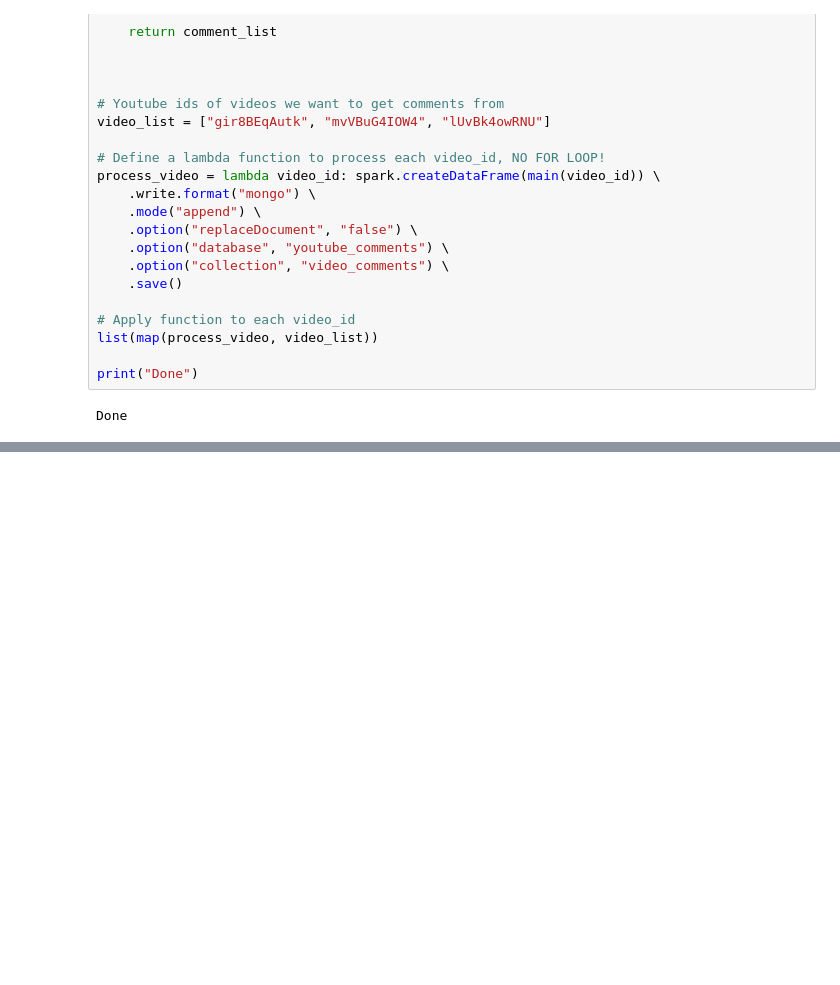
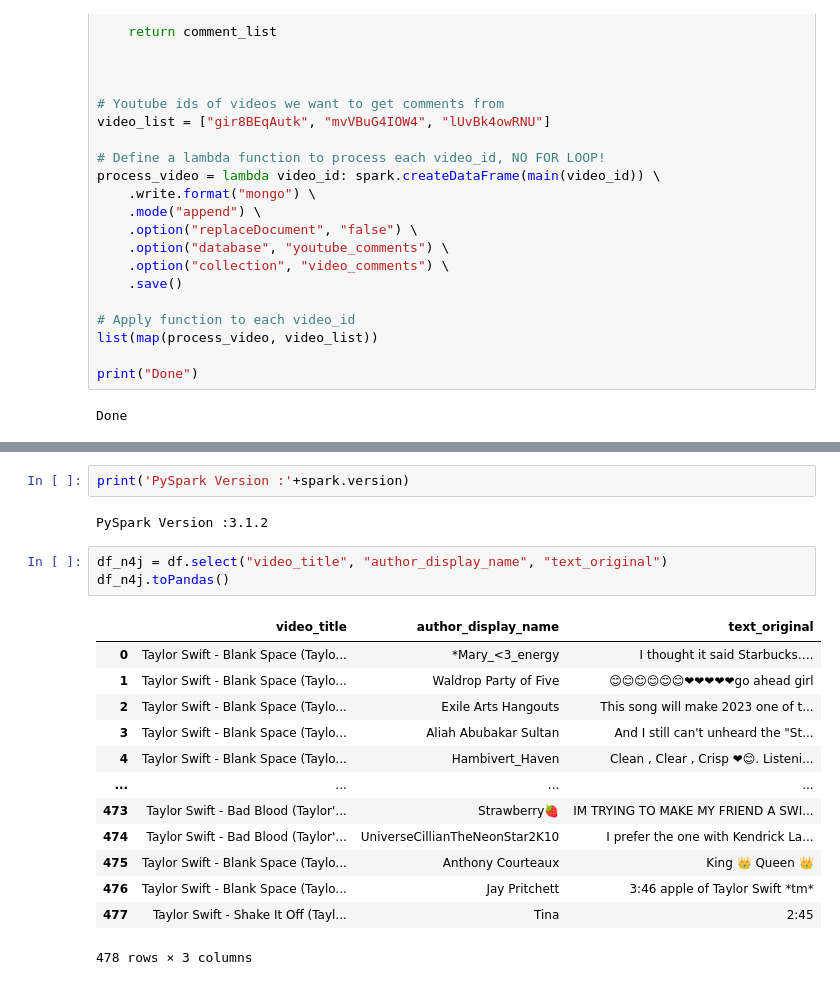
Before and after one commit to OldPickle/IST_769_GP, a Jupyter notebook: GroupProj.ipynb, the cells around one changed output, grey strips where cells are left out. Cells and saved outputs as stored; diff of their text form; blank space fills up the shorter version.

```diff
--- a/GroupProj.ipynb
+++ b/GroupProj.ipynb
@@ -307,0 +275,21 @@ blank_space2.toPandas()
+# %%
+print('PySpark Version :'+spark.version)
+# %% [output]
+PySpark Version :3.1.2
+# %%
+df_n4j = df.select("video_title", "author_display_name", "text_original")
+df_n4j.toPandas()
+# %% [output]
+|  | video_title | author_display_name | text_original |
+| 0 | Taylor Swift - Blank Space (Taylo... | *Mary_<3_energy | I thought it said Starbucks…. |
+| 1 | Taylor Swift - Blank Space (Taylo... | Waldrop Party of Five | 😊😊😊😊😊😊❤❤❤❤❤go ahead girl |
+| 2 | Taylor Swift - Blank Space (Taylo... | Exile Arts Hangouts | This song will make 2023 one of t... |
+| 3 | Taylor Swift - Blank Space (Taylo... | Aliah Abubakar Sultan | And I still can't unheard the "St... |
+| 4 | Taylor Swift - Blank Space (Taylo... | Hambivert_Haven | Clean , Clear , Crisp ❤😊. Listeni... |
+| ... | ... | ... | ... |
+| 473 | Taylor Swift - Bad Blood (Taylor'... | Strawberry🍓 | IM TRYING TO MAKE MY FRIEND A SWI... |
+| 474 | Taylor Swift - Bad Blood (Taylor'... | UniverseCillianTheNeonStar2K10 | I prefer the one with Kendrick La... |
+| 475 | Taylor Swift - Blank Space (Taylo... | Anthony Courteaux | King 👑 Queen 👑 |
+| 476 | Taylor Swift - Blank Space (Taylo... | Jay Pritchett | 3:46 apple of Taylor Swift *tm* |
+| 477 | Taylor Swift - Shake It Off (Tayl... | Tina | 2:45 |
+478 rows × 3 columns
```
Also changed, not shown: parts of 13 cells of this notebook, 2 other files.
